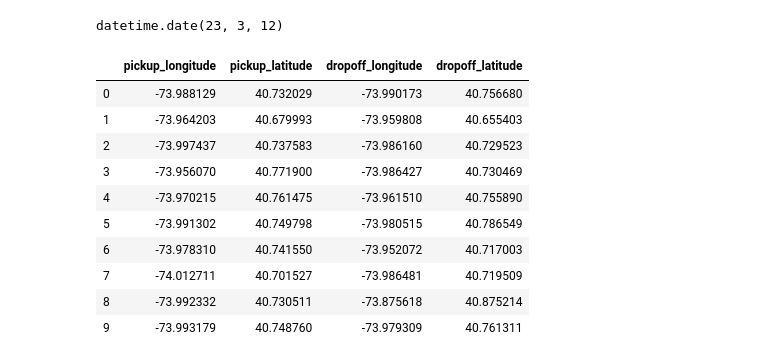
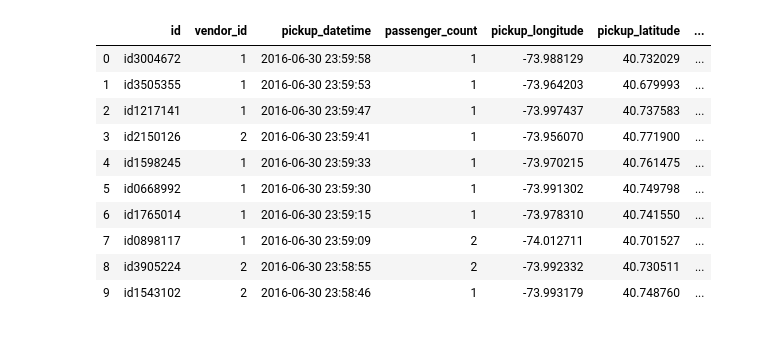
Before and after one commit to eldonlk/CP255-Route_Optimization, a Jupyter notebook: GA.ipynb, the cells around one changed output. Drawn from its saved outputs; the diff is of its cells as text; code cells hidden in the pictures.

```diff
--- a/GA.ipynb
+++ b/GA.ipynb
@@ -25,18 +20,16 @@ my_date = datetime.date(month, day, hour)
-# %%
-my_date
-# %% [output]
-datetime.date(23, 3, 12)
-# %%
-taxi_test.head(10)[['pickup_longitude', 'pickup_latitude', 'dropoff_longitude', 'dropoff_latitude']]
-# %% [output]
-|  | pickup_longitude | pickup_latitude | dropoff_longitude | dropoff_latitude |
-| 0 | -73.988129 | 40.732029 | -73.990173 | 40.756680 |
-| 1 | -73.964203 | 40.679993 | -73.959808 | 40.655403 |
-| 2 | -73.997437 | 40.737583 | -73.986160 | 40.729523 |
-| 3 | -73.956070 | 40.771900 | -73.986427 | 40.730469 |
-| 4 | -73.970215 | 40.761475 | -73.961510 | 40.755890 |
-| 5 | -73.991302 | 40.749798 | -73.980515 | 40.786549 |
-| 6 | -73.978310 | 40.741550 | -73.952072 | 40.717003 |
-| 7 | -74.012711 | 40.701527 | -73.986481 | 40.719509 |
-| 8 | -73.992332 | 40.730511 | -73.875618 | 40.875214 |
-| 9 | -73.993179 | 40.748760 | -73.979309 | 40.761311 |
+# %%
+test_set = taxi_test.head(10)
+# %%
+test_set
+# %% [output]
+|  | id | vendor_id | pickup_datetime | passenger_count | pickup_longitude | pickup_latitude | ... |
+| 0 | id3004672 | 1 | 2016-06-30 23:59:58 | 1 | -73.988129 | 40.732029 | ... |
+| 1 | id3505355 | 1 | 2016-06-30 23:59:53 | 1 | -73.964203 | 40.679993 | ... |
+| 2 | id1217141 | 1 | 2016-06-30 23:59:47 | 1 | -73.997437 | 40.737583 | ... |
+| 3 | id2150126 | 2 | 2016-06-30 23:59:41 | 1 | -73.956070 | 40.771900 | ... |
+| 4 | id1598245 | 1 | 2016-06-30 23:59:33 | 1 | -73.970215 | 40.761475 | ... |
+| 5 | id0668992 | 1 | 2016-06-30 23:59:30 | 1 | -73.991302 | 40.749798 | ... |
+| 6 | id1765014 | 1 | 2016-06-30 23:59:15 | 1 | -73.978310 | 40.741550 | ... |
+| 7 | id0898117 | 1 | 2016-06-30 23:59:09 | 2 | -74.012711 | 40.701527 | ... |
+| 8 | id3905224 | 2 | 2016-06-30 23:58:55 | 2 | -73.992332 | 40.730511 | ... |
+| 9 | id1543102 | 2 | 2016-06-30 23:58:46 | 1 | -73.993179 | 40.748760 | ... |
```
Also changed, not shown: parts of 42 cells of this notebook.
